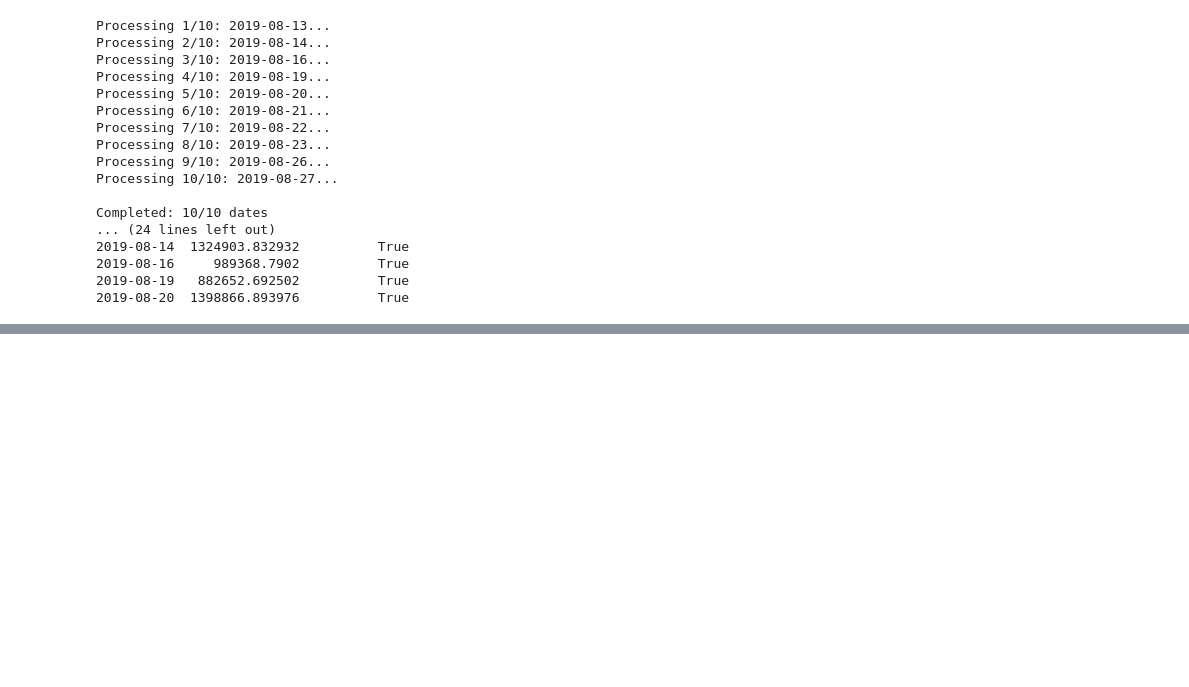
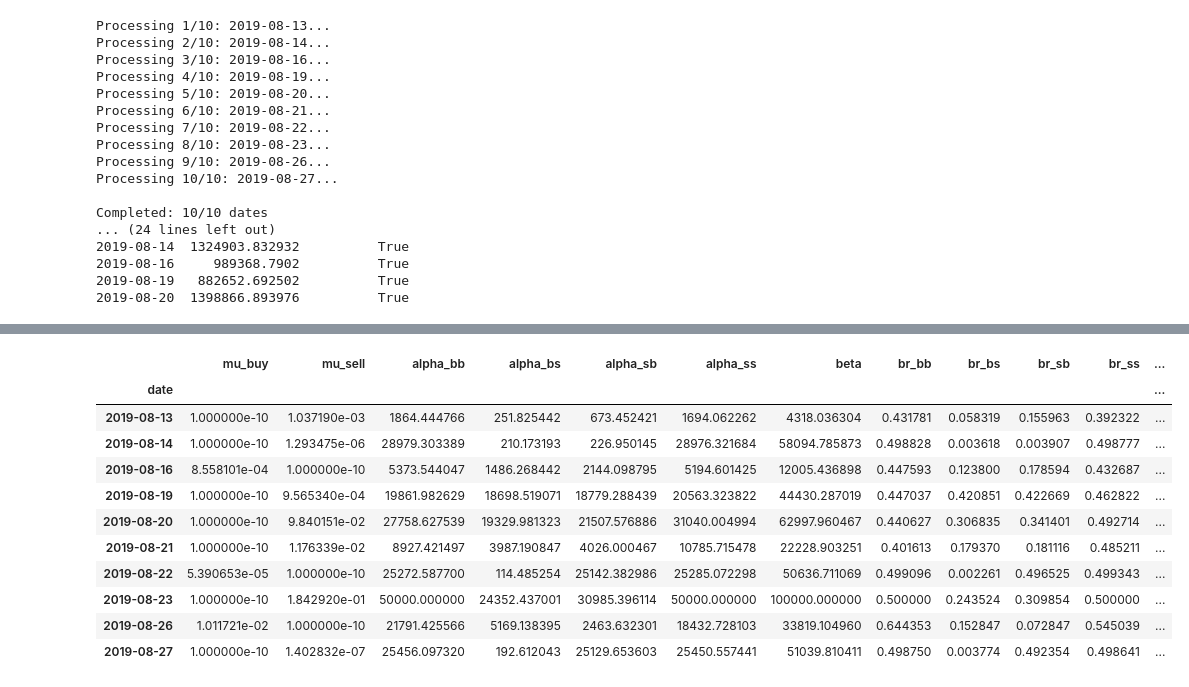
Before and after one commit to irfanthayyil/Hawkes_Modeling, a Jupyter notebook: notebooks/03_OFI_Analysis.ipynb, the cells around one changed output, grey strips where cells are left out. Cells and saved outputs as stored; diff of their text form; code cells hidden in the pictures; blank space fills up the shorter version.

```diff
--- a/notebooks/03_OFI_Analysis.ipynb
+++ b/notebooks/03_OFI_Analysis.ipynb
@@ -185,0 +346,26 @@ Completed: 10/10 dates
+# %%
+algo_df = pd.DataFrame()
+human_df = pd.DataFrame()
+
+for f in os.listdir('../data/algo-vs-nonalgo'):
+    if 'algo' in f:
+        algo_df = pd.concat([algo_df, pd.read_csv('../data/algo-vs-nonalgo/' + f)])
+    elif 'human' in f:
+        human_df = pd.concat([human_df, pd.read_csv('../data/algo-vs-nonalgo/' + f)])
+# %%
+algo_df.rename(columns={"Unnamed: 0": "date"}, inplace=True)
+algo_df.set_index("date", inplace=True)
+algo_df
+# %% [output]
+|  | mu_buy | mu_sell | alpha_bb | alpha_bs | alpha_sb | alpha_ss | beta | br_bb | br_bs | br_sb | br_ss | ... |
+| date |  |  |  |  |  |  |  |  |  |  |  | ... |
+| 2019-08-13 | 1.000000e-10 | 1.037190e-03 | 1864.444766 | 251.825442 | 673.452421 | 1694.062262 | 4318.036304 | 0.431781 | 0.058319 | 0.155963 | 0.392322 | ... |
+| 2019-08-14 | 1.000000e-10 | 1.293475e-06 | 28979.303389 | 210.173193 | 226.950145 | 28976.321684 | 58094.785873 | 0.498828 | 0.003618 | 0.003907 | 0.498777 | ... |
+| 2019-08-16 | 8.558101e-04 | 1.000000e-10 | 5373.544047 | 1486.268442 | 2144.098795 | 5194.601425 | 12005.436898 | 0.447593 | 0.123800 | 0.178594 | 0.432687 | ... |
+| 2019-08-19 | 1.000000e-10 | 9.565340e-04 | 19861.982629 | 18698.519071 | 18779.288439 | 20563.323822 | 44430.287019 | 0.447037 | 0.420851 | 0.422669 | 0.462822 | ... |
+| 2019-08-20 | 1.000000e-10 | 9.840151e-02 | 27758.627539 | 19329.981323 | 21507.576886 | 31040.004994 | 62997.960467 | 0.440627 | 0.306835 | 0.341401 | 0.492714 | ... |
+| 2019-08-21 | 1.000000e-10 | 1.176339e-02 | 8927.421497 | 3987.190847 | 4026.000467 | 10785.715478 | 22228.903251 | 0.401613 | 0.179370 | 0.181116 | 0.485211 | ... |
+| 2019-08-22 | 5.390653e-05 | 1.000000e-10 | 25272.587700 | 114.485254 | 25142.382986 | 25285.072298 | 50636.711069 | 0.499096 | 0.002261 | 0.496525 | 0.499343 | ... |
+| 2019-08-23 | 1.000000e-10 | 1.842920e-01 | 50000.000000 | 24352.437001 | 30985.396114 | 50000.000000 | 100000.000000 | 0.500000 | 0.243524 | 0.309854 | 0.500000 | ... |
+| 2019-08-26 | 1.011721e-02 | 1.000000e-10 | 21791.425566 | 5169.138395 | 2463.632301 | 18432.728103 | 33819.104960 | 0.644353 | 0.152847 | 0.072847 | 0.545039 | ... |
+| 2019-08-27 | 1.000000e-10 | 1.402832e-07 | 25456.097320 | 192.612043 | 25129.653603 | 25450.557441 | 51039.810411 | 0.498750 | 0.003774 | 0.492354 | 0.498641 | ... |
```
Also changed, not shown: parts of 14 cells of this notebook, 3 other files.
